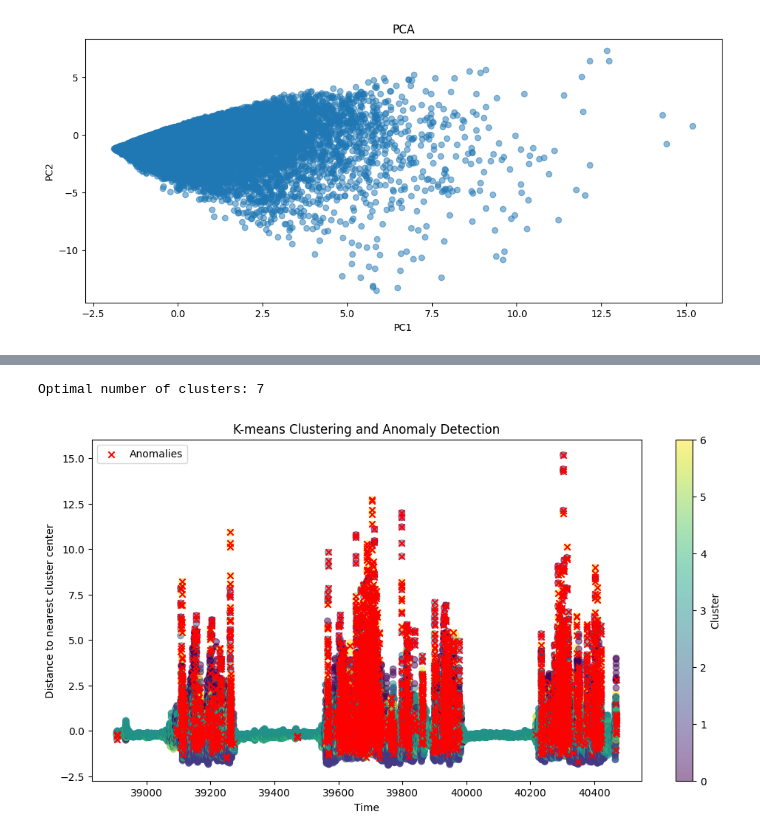
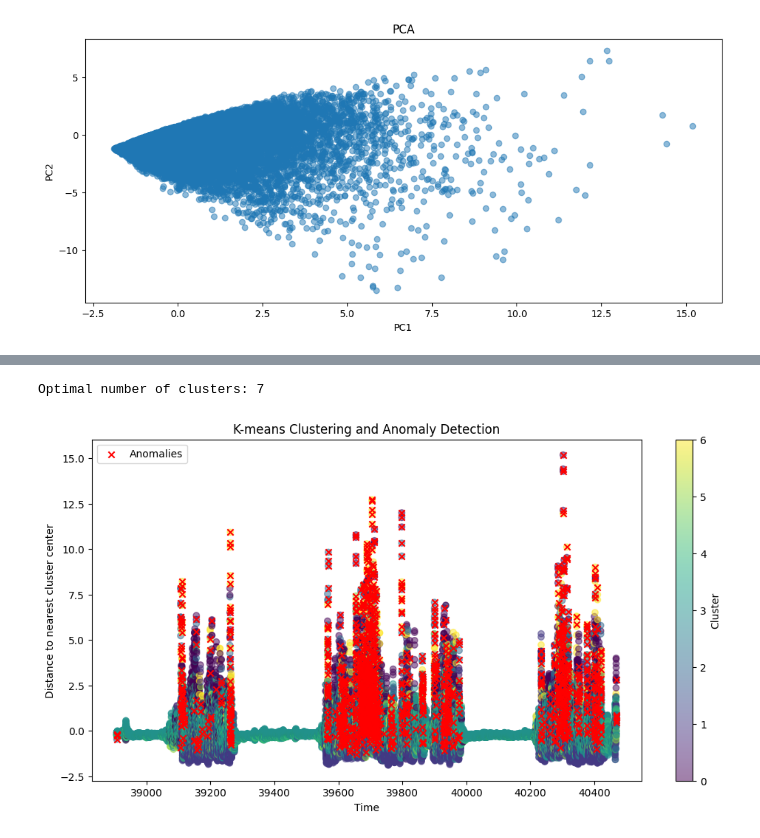
Before and after one commit to jdpinedaj/signals_track_maintenance, a Jupyter notebook: notebooks/4_test_functions_anomalies.ipynb, the cells around one changed output, grey strips where cells are left out. Saved outputs shown, nothing was run; the diff lists cells and outputs as text; code cells hidden in the pictures.

Commit message:
feat: review kmeans and percentile. Add distance_km to csvs. Add percentile_kmeans to params

```diff
--- a/notebooks/4_test_functions_anomalies.ipynb
+++ b/notebooks/4_test_functions_anomalies.ipynb
@@ -177,7 +179,9 @@ print(f"Optimal number of clusters: {optimal_k}")
 mbkmeans, labels = apply_MiniBatchKMeans(reduced_features_scaled, optimal_k)
 
 # Identify anomalies using K-means
-anomalies_kmeans = identify_anomalies_kmeans(reduced_features_scaled, mbkmeans)
+anomalies_kmeans = identify_anomalies_kmeans(
+    reduced_features_scaled, mbkmeans, percentile=APPCFG.percentile_kmeans
+)
 
 # Plot clustering results with anomalies
 plot_clusters_and_anomalies_kmeans(
@@ -193,6 +197,7 @@ save_anomalies_to_csv(
     anomalies_kmeans,
     times_acc,
     frequencies_acc,
+    kilometer_ref,
     APPCFG.get_anomalies_filename("kmeans"),
 )
 # %% [output]
@@ -200,2 +205,2 @@ save_anomalies_to_csv(
 Optimal number of clusters: 7
-[figure, old version]
+[figure, new version]
```
Also changed, not shown: parts of 4 cells of this notebook, 7 other files.
